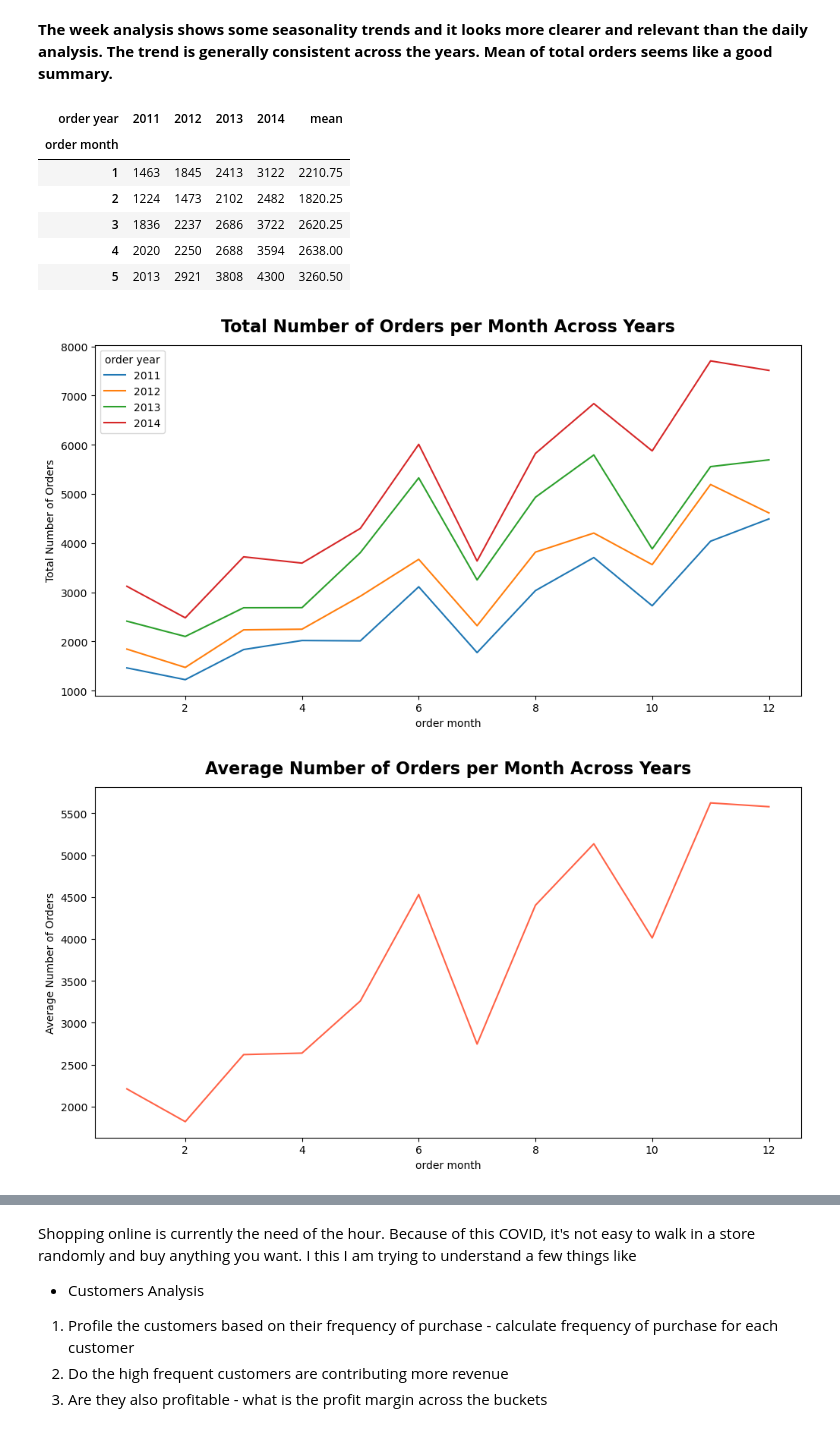
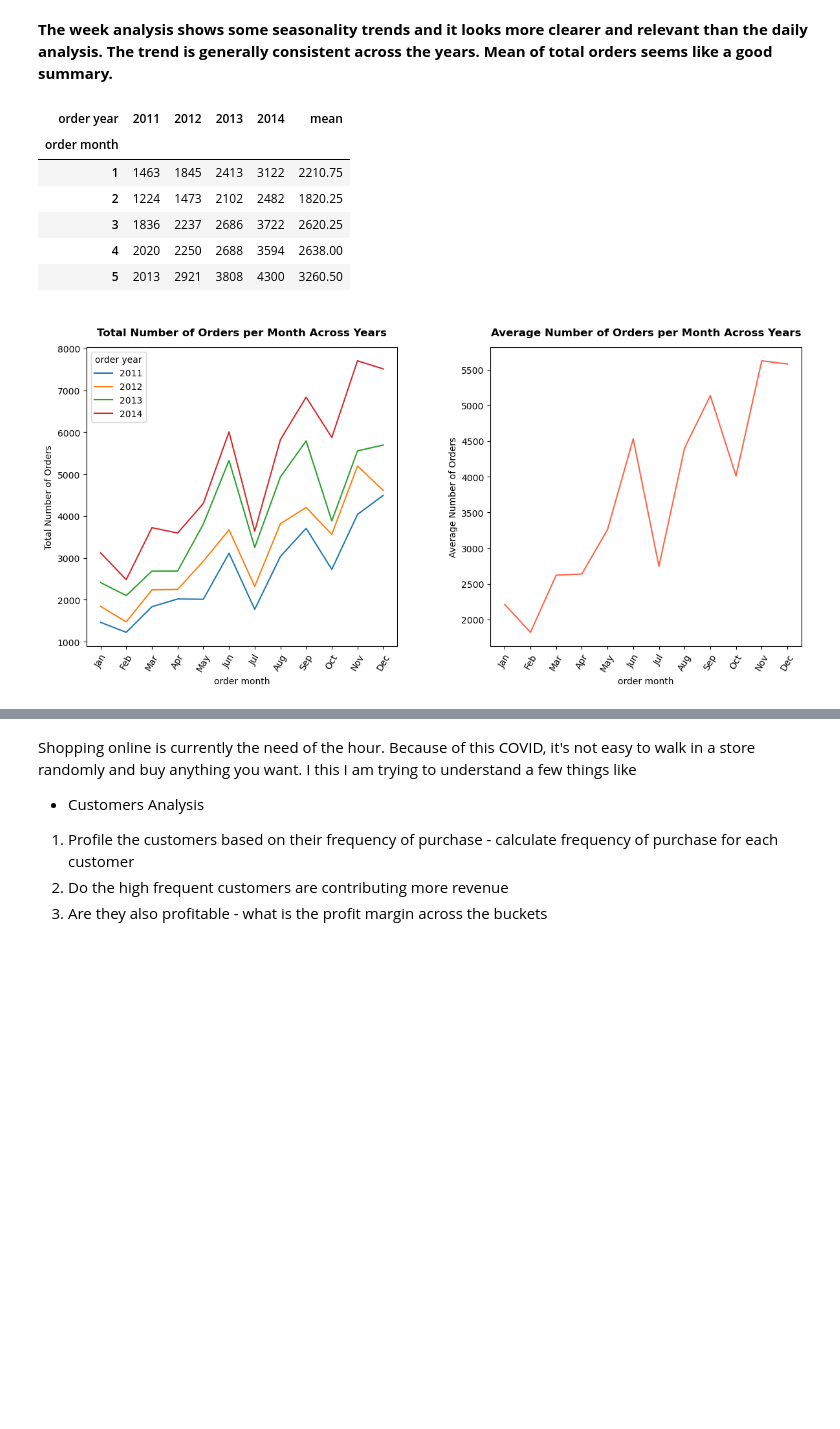
Before and after one commit to annugit1655/Global-Superstore-Project, a Jupyter notebook: notebooks/order-return.ipynb, the cells around one changed output, grey strips where cells are left out. Saved outputs shown, nothing was run; the diff lists cells and outputs as text; code cells hidden in the pictures; blank space fills up the shorter version.

```diff
--- a/notebooks/order-return.ipynb
+++ b/notebooks/order-return.ipynb
@@ -471,28 +477,33 @@ plt.show()
 # %%
 month_df = order_df.groupby(['order year', 'order month'])['quantity'].sum().unstack('order year').fillna(0)
 
 # mean of a product for each week across years
 month_df['mean'] = month_df.mean(axis=1)
 
 # look at the data
 display(month_df.head())
 # plot the total quantity of each month across years and aveage quantity of each month across years as well
-month_df.iloc[:,:-1].plot(figsize=(12,6))
-plt.title('Total Number of Orders per Month Across Years', fontsize=16, fontweight='bold', y=1.02)
-plt.ylabel('Total Number of Orders')
+fig, ax = plt.subplots(1, 2, figsize=(12,6))
+month_df.iloc[:,:-1].plot(ax=ax[0])
+ax[0].set_title('Total Number of Orders per Month Across Years', fontsize=12, fontweight='bold', y=1.02)
+ax[0].set_ylabel('Total Number of Orders')
+ax[0].set_xticks(range(1,13), ['Jan','Feb','Mar','Apr','May','Jun','Jul','Aug','Sep','Oct','Nov','Dec'], rotation=60)
+
+month_df.iloc[:,-1].plot(ax=ax[1], color='tomato')
+ax[1].set_title('\nAverage Number of Orders per Month Across Years', fontsize=12, fontweight='bold', y=1.02)
+ax[1].set_ylabel('Average Number of Orders')
+ax[1].set_xticks(range(1,13), ['Jan','Feb','Mar','Apr','May','Jun','Jul','Aug','Sep','Oct','Nov','Dec'], rotation=60)
+
+# Add label and layouts
+plt.tight_layout()
+plt.subplots_adjust(wspace=0.3, hspace=0.3)
 plt.show()
-
-month_df.iloc[:,-1].plot(figsize=(12,6), color='tomato')
-plt.title('Average Number of Orders per Month Across Years', fontsize=16, fontweight='bold', y=1.02)
-plt.ylabel('Average Number of Orders')
-plt.show()
 # %% [output]
 | order year | 2011 | 2012 | 2013 | 2014 | mean |
 | order month |  |  |  |  |  |
 | 1 | 1463 | 1845 | 2413 | 3122 | 2210.75 |
 | 2 | 1224 | 1473 | 2102 | 2482 | 1820.25 |
 | 3 | 1836 | 2237 | 2686 | 3722 | 2620.25 |
 | 4 | 2020 | 2250 | 2688 | 3594 | 2638.00 |
 | 5 | 2013 | 2921 | 3808 | 4300 | 3260.50 |
-[figure, old version]
+[figure, new version]
-[figure, removed]
```
Also changed, not shown: parts of 9 cells of this notebook.
